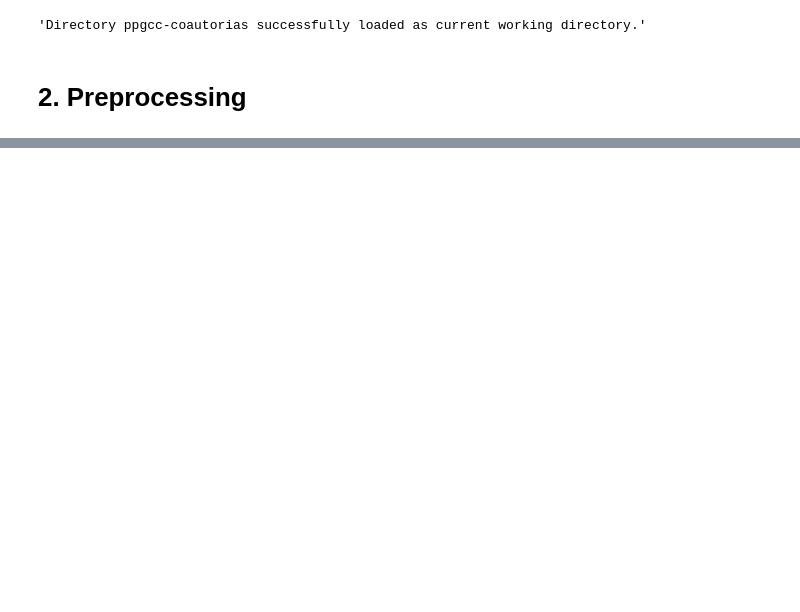
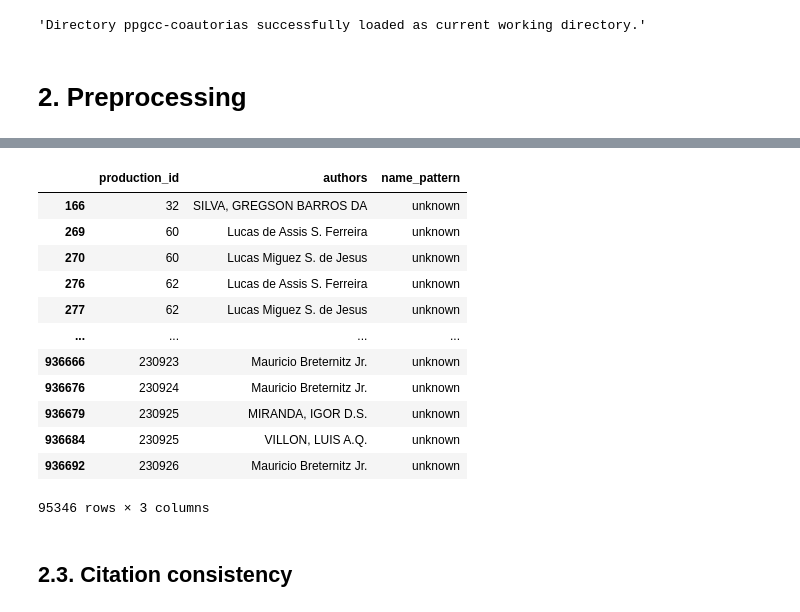
Before and after one commit to jeojildo/ppgcc-coautorias, a Jupyter notebook: notebooks/02-preprocessing.ipynb, the cells around one changed output, grey strips where cells are left out. Saved outputs shown, nothing was run; the diff lists cells and outputs as text; code cells hidden in the pictures; blank space fills up the shorter version.

```diff
--- a/notebooks/02-preprocessing.ipynb
+++ b/notebooks/02-preprocessing.ipynb
@@ -71,0 +169,9 @@ df
+# %%
+citations_reference = {}
+
+for i, row in df_citations.iterrows():
+    for citation in row["citation"]:
+        if citation in non_duplicated_variations:
+            citations_reference[citation] = row["name"]
+
+print(len(citations_reference))
@@ -71,0 +335,18 @@ df
+# %%
+df_ambiguous_citations[df_ambiguous_citations["name_pattern"] == "unknown"]
+# %% [output]
+|  | production_id | authors | name_pattern |
+| 166 | 32 | SILVA, GREGSON BARROS DA | unknown |
+| 269 | 60 | Lucas de Assis S. Ferreira | unknown |
+| 270 | 60 | Lucas Miguez S. de Jesus | unknown |
+| 276 | 62 | Lucas de Assis S. Ferreira | unknown |
+| 277 | 62 | Lucas Miguez S. de Jesus | unknown |
+| ... | ... | ... | ... |
+| 936666 | 230923 | Mauricio Breternitz Jr. | unknown |
+| 936676 | 230924 | Mauricio Breternitz Jr. | unknown |
+| 936679 | 230925 | MIRANDA, IGOR D.S. | unknown |
+| 936684 | 230925 | VILLON, LUIS A.Q. | unknown |
+| 936692 | 230926 | Mauricio Breternitz Jr. | unknown |
+95346 rows × 3 columns
+# %% [markdown]
+## 2.3. Citation consistency
```
Also changed, not shown: parts of 36 cells of this notebook.
